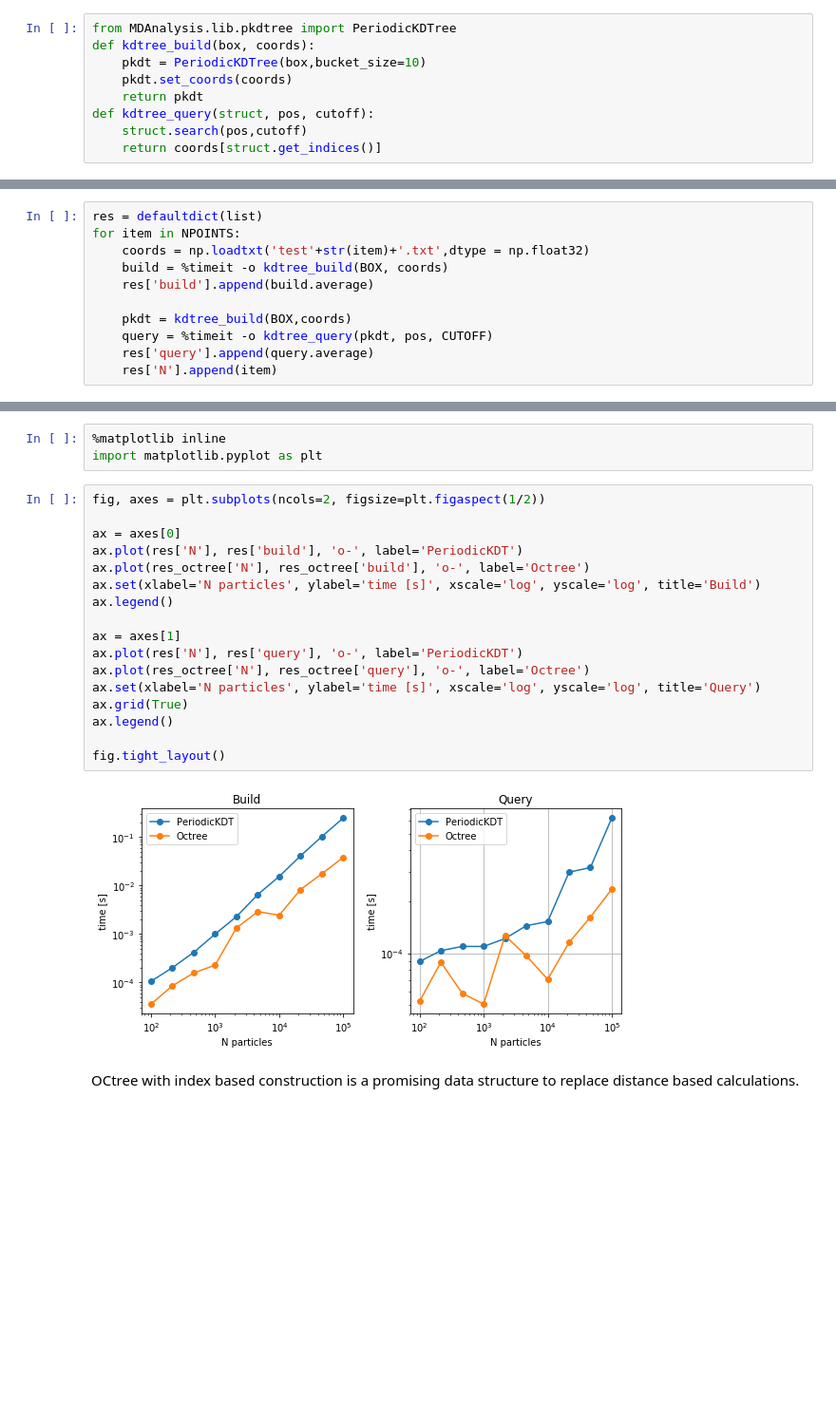
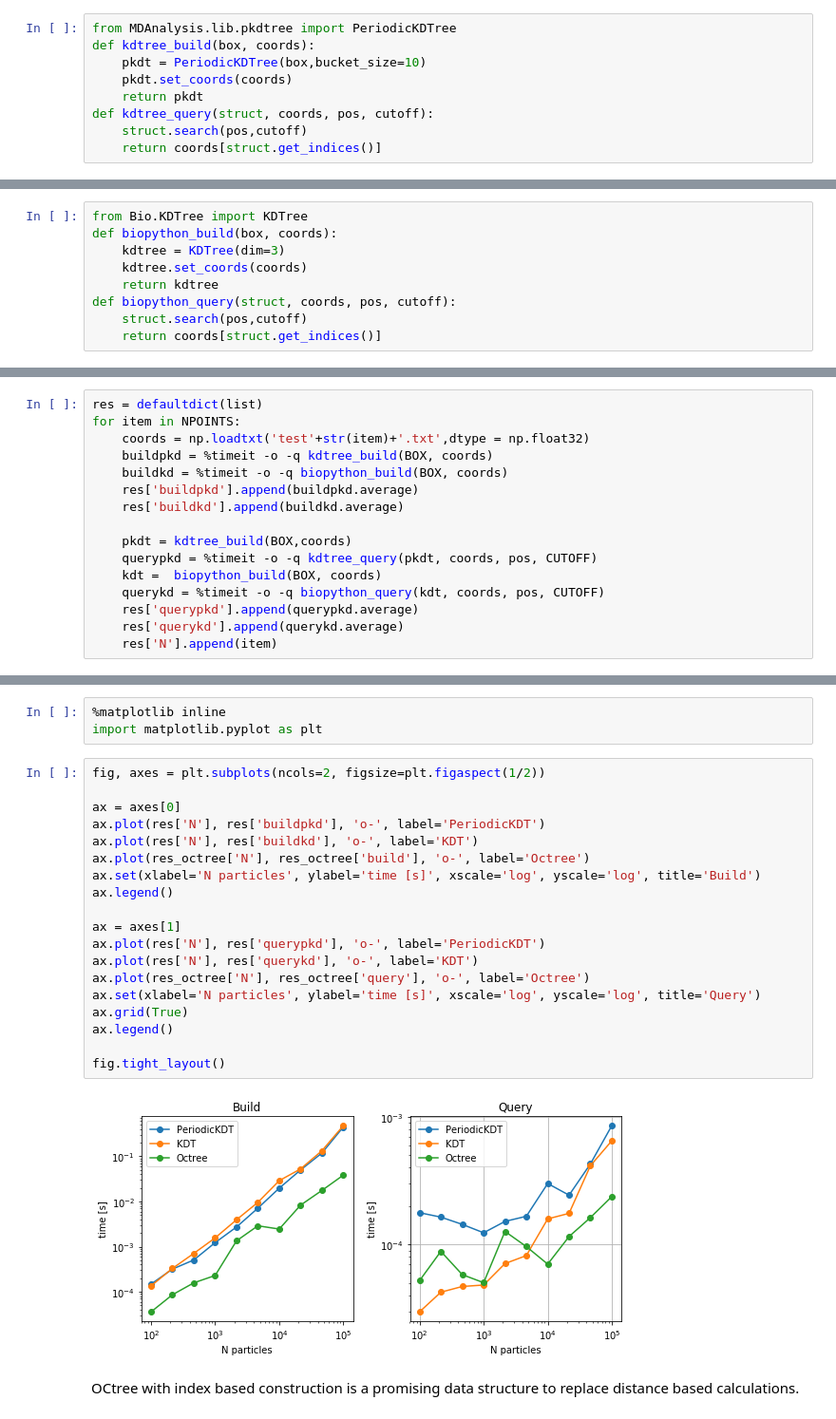
Before and after one commit to seb-buch/Benchmarks_Distance, a Jupyter notebook: Notebooks/Octree.ipynb, the cells around one changed output, grey strips where cells are left out. Shown at 95% size. Drawn from its saved outputs; the diff is of its cells as text; blank space fills up the shorter version.

Commit message:
Comparison with KDtree and periodic KDtree data structure

```diff
--- a/Notebooks/Octree.ipynb
+++ b/Notebooks/Octree.ipynb
@@ -25,6 +25,6 @@ def kdtree_build(box, coords):
     pkdt = PeriodicKDTree(box,bucket_size=10)
     pkdt.set_coords(coords)
     return pkdt
-def kdtree_query(struct, pos, cutoff):
+def kdtree_query(struct, coords, pos, cutoff):
     struct.search(pos,cutoff)
     return coords[struct.get_indices()]
@@ -31,3 +33,12 @@ def kdtree_query(struct, pos, cutoff):
+# %%
+from Bio.KDTree import KDTree
+def biopython_build(box, coords):
+    kdtree = KDTree(dim=3)
+    kdtree.set_coords(coords)
+    return kdtree
+def biopython_query(struct, coords, pos, cutoff):
+    struct.search(pos,cutoff)
+    return coords[struct.get_indices()]
 # %% [markdown]
 We only check the query at the midpoint of the box and cutoff radius of 10 units.
 # %%
@@ -42,10 +53,15 @@ array([50., 50., 50.], dtype=float32)
 res = defaultdict(list)
 for item in NPOINTS:
     coords = np.loadtxt('test'+str(item)+'.txt',dtype = np.float32)
-    build = %timeit -o kdtree_build(BOX, coords)
-    res['build'].append(build.average)
+    buildpkd = %timeit -o -q kdtree_build(BOX, coords)
+    buildkd = %timeit -o -q biopython_build(BOX, coords)
+    res['buildpkd'].append(buildpkd.average)
+    res['buildkd'].append(buildkd.average)
 
     pkdt = kdtree_build(BOX,coords)
-    query = %timeit -o kdtree_query(pkdt, pos, CUTOFF)
-    res['query'].append(query.average)
+    querypkd = %timeit -o -q kdtree_query(pkdt, coords, pos, CUTOFF)
+    kdt =  biopython_build(BOX, coords)
+    querykd = %timeit -o -q biopython_query(kdt, coords, pos, CUTOFF)
+    res['querypkd'].append(querypkd.average)
+    res['querykd'].append(querykd.average)
     res['N'].append(item)
@@ -110,22 +85,24 @@ import matplotlib.pyplot as plt
 # %%
 fig, axes = plt.subplots(ncols=2, figsize=plt.figaspect(1/2))
 
 ax = axes[0]
-ax.plot(res['N'], res['build'], 'o-', label='PeriodicKDT')
+ax.plot(res['N'], res['buildpkd'], 'o-', label='PeriodicKDT')
+ax.plot(res['N'], res['buildkd'], 'o-', label='KDT')
 ax.plot(res_octree['N'], res_octree['build'], 'o-', label='Octree')
 ax.set(xlabel='N particles', ylabel='time [s]', xscale='log', yscale='log', title='Build')
 ax.legend()
 
 ax = axes[1]
-ax.plot(res['N'], res['query'], 'o-', label='PeriodicKDT')
+ax.plot(res['N'], res['querypkd'], 'o-', label='PeriodicKDT')
+ax.plot(res['N'], res['querykd'], 'o-', label='KDT')
 ax.plot(res_octree['N'], res_octree['query'], 'o-', label='Octree')
 ax.set(xlabel='N particles', ylabel='time [s]', xscale='log', yscale='log', title='Query')
 ax.grid(True)
 ax.legend()
 
 fig.tight_layout()
 # %% [output]
-[figure, old version]
+[figure, new version]
 # %% [markdown]
 OCtree with index based construction is a promising data structure to replace distance based calculations.
 # %% [markdown]
```
Also changed, not shown: parts of 7 cells of this notebook.
